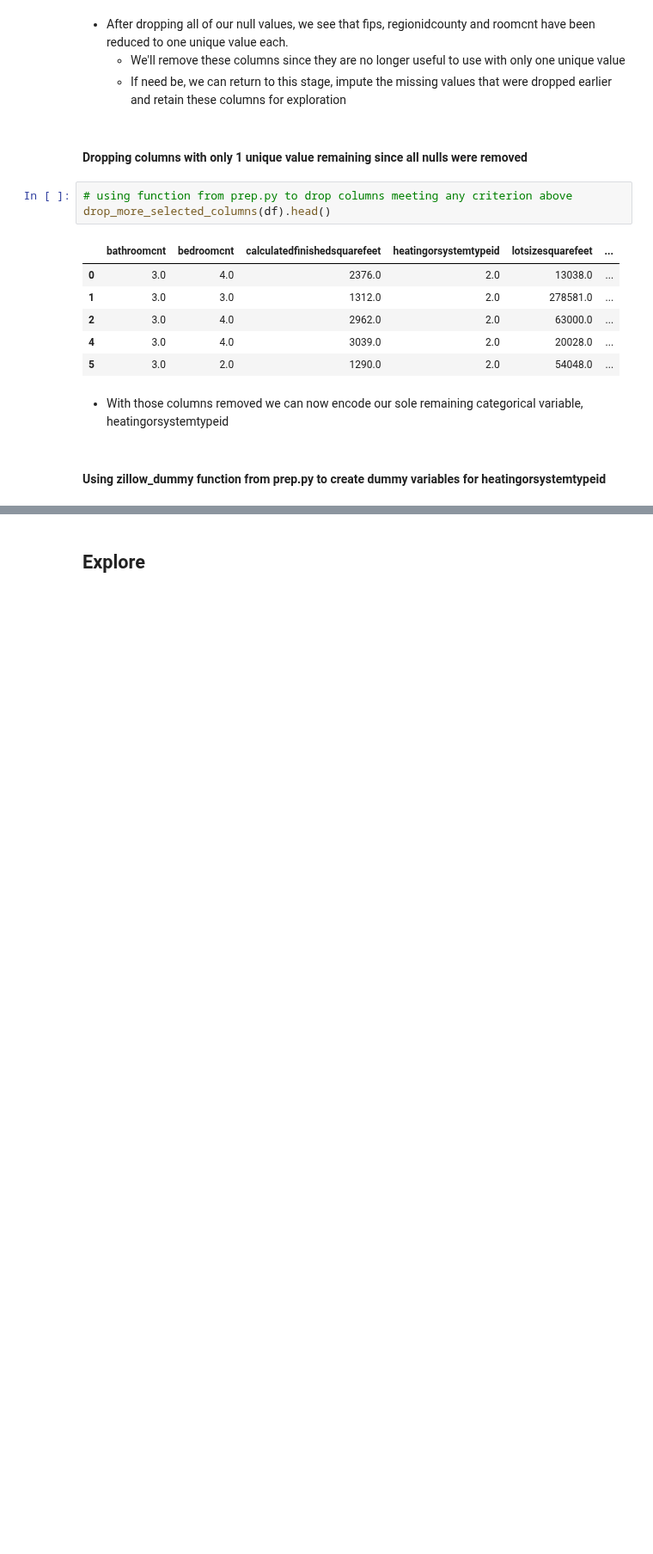
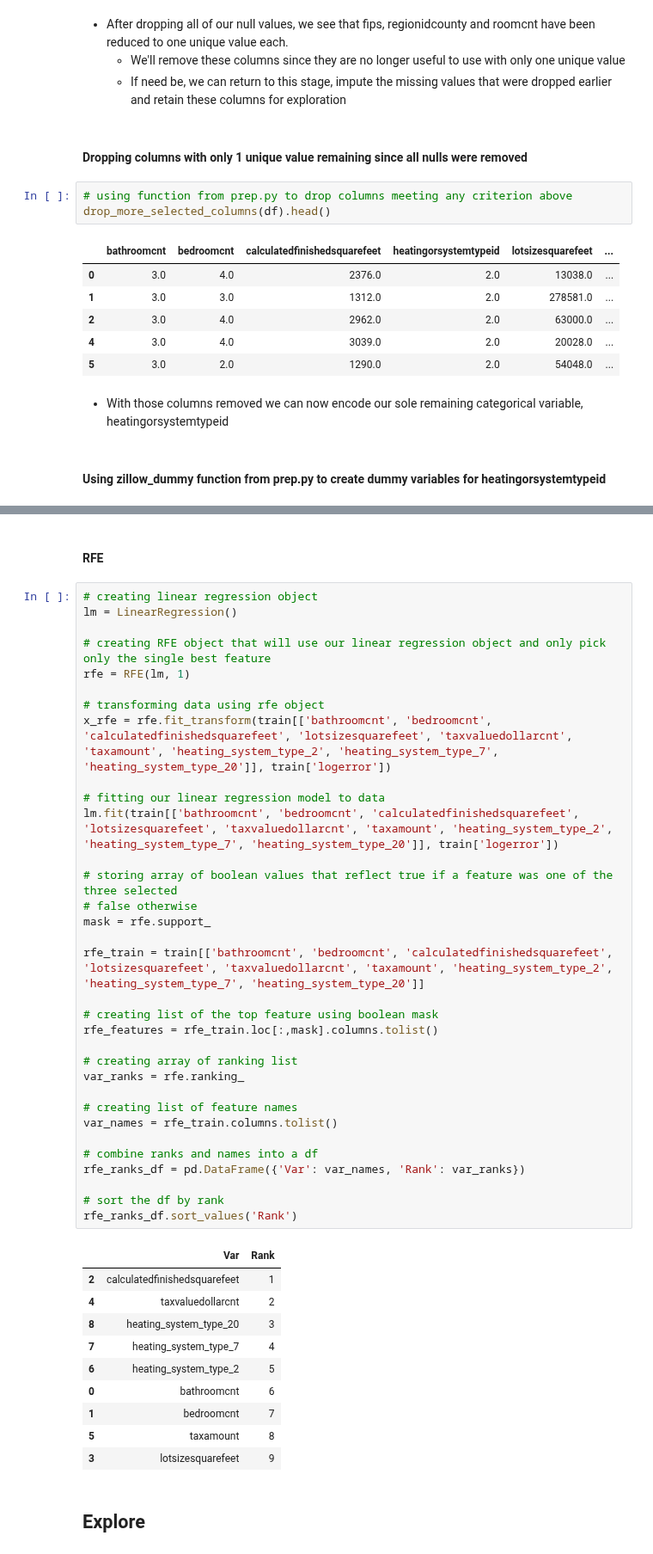
Before and after one commit to SamuelD-Data/zillow_clustering_project, a Jupyter notebook: zillow_clustering_project_notebook.ipynb, the cells around one changed output, grey strips where cells are left out. Shown at 86% size. Drawn from its saved outputs; the diff is of its cells as text; blank space fills up the shorter version.

```diff
--- a/zillow_clustering_project_notebook.ipynb
+++ b/zillow_clustering_project_notebook.ipynb
@@ -448,2 +560,48 @@ NameError: name 'split_data' is not defined
+# %% [markdown]
+#### RFE
+# %%
+# creating linear regression object
+lm = LinearRegression()
+
+# creating RFE object that will use our linear regression object and only pick only the single best feature
+rfe = RFE(lm, 1)
+
+# transforming data using rfe object
+x_rfe = rfe.fit_transform(train[['bathroomcnt', 'bedroomcnt', 'calculatedfinishedsquarefeet', 'lotsizesquarefeet', 'taxvaluedollarcnt', 'taxamount', 'heating_system_type_2', 'heating_system_type_7', 'heating_system_type_20']], train['logerror'])
+
+# fitting our linear regression model to data
+lm.fit(train[['bathroomcnt', 'bedroomcnt', 'calculatedfinishedsquarefeet', 'lotsizesquarefeet', 'taxvaluedollarcnt', 'taxamount', 'heating_system_type_2', 'heating_system_type_7', 'heating_system_type_20']], train['logerror'])
+
+# storing array of boolean values that reflect true if a feature was one of the three selected
+# false otherwise
+mask = rfe.support_
+
+rfe_train = train[['bathroomcnt', 'bedroomcnt', 'calculatedfinishedsquarefeet', 'lotsizesquarefeet', 'taxvaluedollarcnt', 'taxamount', 'heating_system_type_2', 'heating_system_type_7', 'heating_system_type_20']]
+
+# creating list of the top feature using boolean mask
+rfe_features = rfe_train.loc[:,mask].columns.tolist()
+
+# creating array of ranking list
+var_ranks = rfe.ranking_
+
+# creating list of feature names
+var_names = rfe_train.columns.tolist()
+
+# combine ranks and names into a df
+rfe_ranks_df = pd.DataFrame({'Var': var_names, 'Rank': var_ranks})
+
+# sort the df by rank
+rfe_ranks_df.sort_values('Rank')
+# %% [output]
+|  | Var | Rank |
+| 2 | calculatedfinishedsquarefeet | 1 |
+| 4 | taxvaluedollarcnt | 2 |
+| 8 | heating_system_type_20 | 3 |
+| 7 | heating_system_type_7 | 4 |
+| 6 | heating_system_type_2 | 5 |
+| 0 | bathroomcnt | 6 |
+| 1 | bedroomcnt | 7 |
+| 5 | taxamount | 8 |
+| 3 | lotsizesquarefeet | 9 |
 # %% [markdown]
 ## Explore
```
Also changed, not shown: parts of 40 cells of this notebook.
